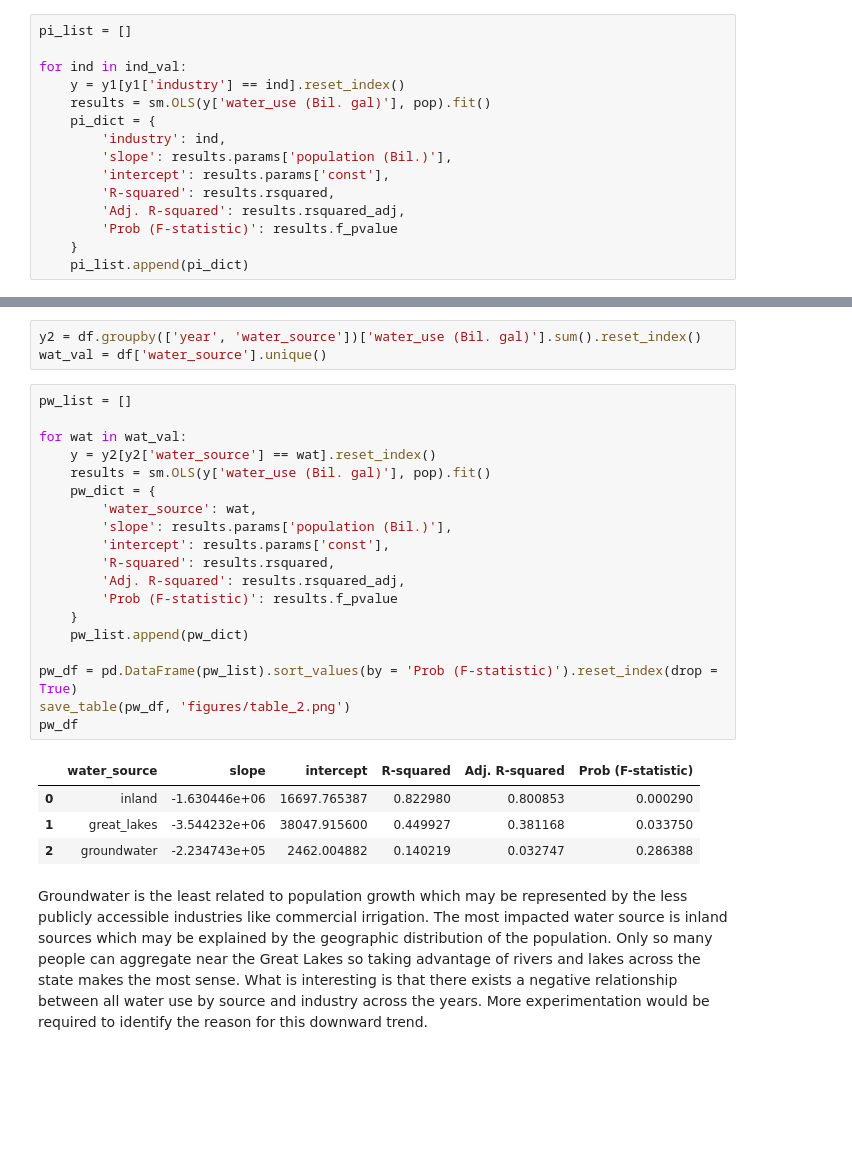
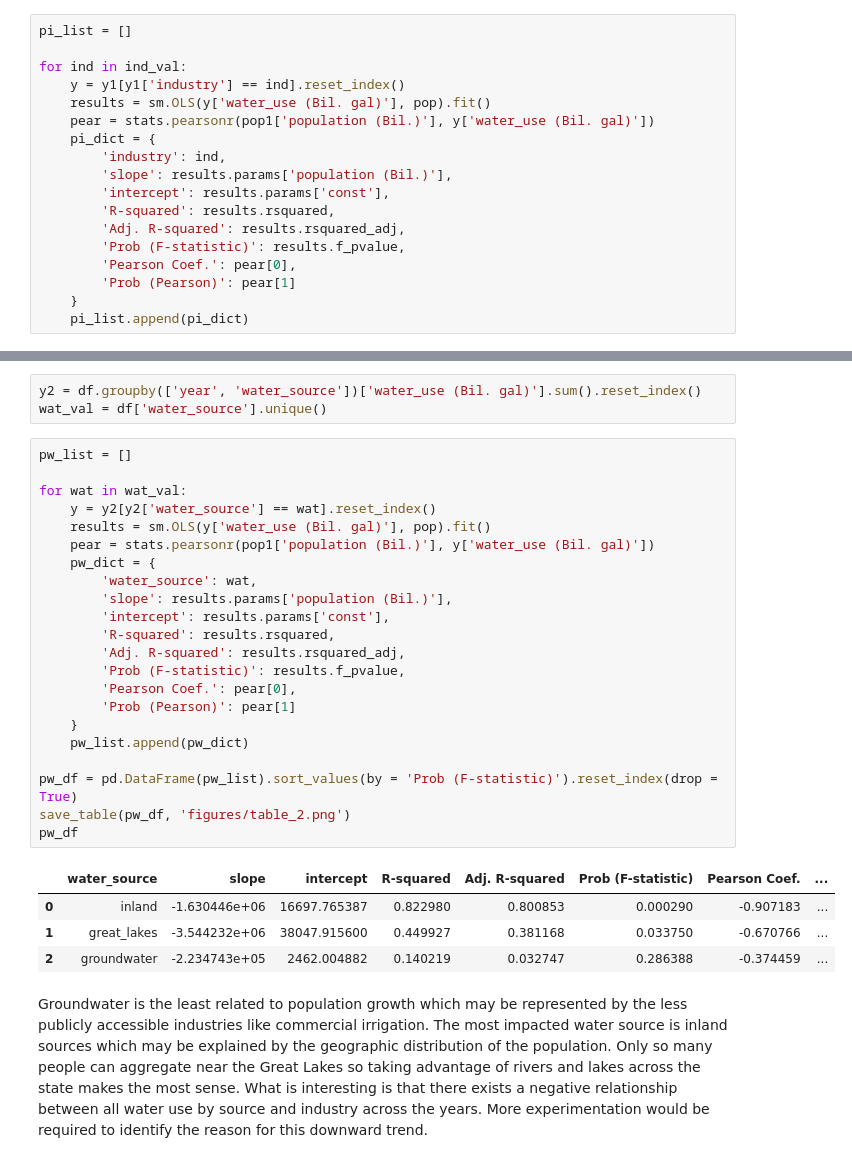
Before and after one commit to jpjavier23/michigan_water_use, a Jupyter notebook: michigan_water_use.ipynb, the cells around one changed output, grey strips where cells are left out. Saved outputs shown, nothing was run; the diff lists cells and outputs as text; blank space fills up the shorter version.

```diff
--- a/michigan_water_use.ipynb
+++ b/michigan_water_use.ipynb
@@ -722,13 +733,16 @@ pi_list = []
 for ind in ind_val:
     y = y1[y1['industry'] == ind].reset_index()
     results = sm.OLS(y['water_use (Bil. gal)'], pop).fit()
+    pear = stats.pearsonr(pop1['population (Bil.)'], y['water_use (Bil. gal)'])
     pi_dict = {
         'industry': ind,
         'slope': results.params['population (Bil.)'],
         'intercept': results.params['const'],
         'R-squared': results.rsquared,
         'Adj. R-squared': results.rsquared_adj,
-        'Prob (F-statistic)': results.f_pvalue
+        'Prob (F-statistic)': results.f_pvalue,
+        'Pearson Coef.': pear[0],
+        'Prob (Pearson)': pear[1]
     }
     pi_list.append(pi_dict)
 # %%
@@ -754,27 +768,30 @@ wat_val = df['water_source'].unique()
 # %%
 pw_list = []
 
 for wat in wat_val:
     y = y2[y2['water_source'] == wat].reset_index()
     results = sm.OLS(y['water_use (Bil. gal)'], pop).fit()
+    pear = stats.pearsonr(pop1['population (Bil.)'], y['water_use (Bil. gal)'])
     pw_dict = {
         'water_source': wat,
         'slope': results.params['population (Bil.)'],
         'intercept': results.params['const'],
         'R-squared': results.rsquared,
         'Adj. R-squared': results.rsquared_adj,
-        'Prob (F-statistic)': results.f_pvalue
+        'Prob (F-statistic)': results.f_pvalue,
+        'Pearson Coef.': pear[0],
+        'Prob (Pearson)': pear[1]
     }
     pw_list.append(pw_dict)
 
 pw_df = pd.DataFrame(pw_list).sort_values(by = 'Prob (F-statistic)').reset_index(drop = True)
 save_table(pw_df, 'figures/table_2.png')
 pw_df
 # %% [output]
-|  | water_source | slope | intercept | R-squared | Adj. R-squared | Prob (F-statistic) |
-| 0 | inland | -1.630446e+06 | 16697.765387 | 0.822980 | 0.800853 | 0.000290 |
-| 1 | great_lakes | -3.544232e+06 | 38047.915600 | 0.449927 | 0.381168 | 0.033750 |
-| 2 | groundwater | -2.234743e+05 | 2462.004882 | 0.140219 | 0.032747 | 0.286388 |
+|  | water_source | slope | intercept | R-squared | Adj. R-squared | Prob (F-statistic) | Pearson Coef. | ... |
+| 0 | inland | -1.630446e+06 | 16697.765387 | 0.822980 | 0.800853 | 0.000290 | -0.907183 | ... |
+| 1 | great_lakes | -3.544232e+06 | 38047.915600 | 0.449927 | 0.381168 | 0.033750 | -0.670766 | ... |
+| 2 | groundwater | -2.234743e+05 | 2462.004882 | 0.140219 | 0.032747 | 0.286388 | -0.374459 | ... |
 # %% [markdown]
 Groundwater is the least related to population growth which may be represented by the less publicly accessible industries like commercial irrigation. The most impacted water source is inland sources which may be explained by the geographic distribution of the population. Only so many people can aggregate near the Great Lakes so taking advantage of rivers and lakes across the state makes the most sense. What is interesting is that there exists a negative relationship between all water use by source and industry across the years. More experimentation would be required to identify the reason for this downward trend.
 # %% [markdown]
```
Also changed, not shown: parts of 5 cells of this notebook, 5 other files.
